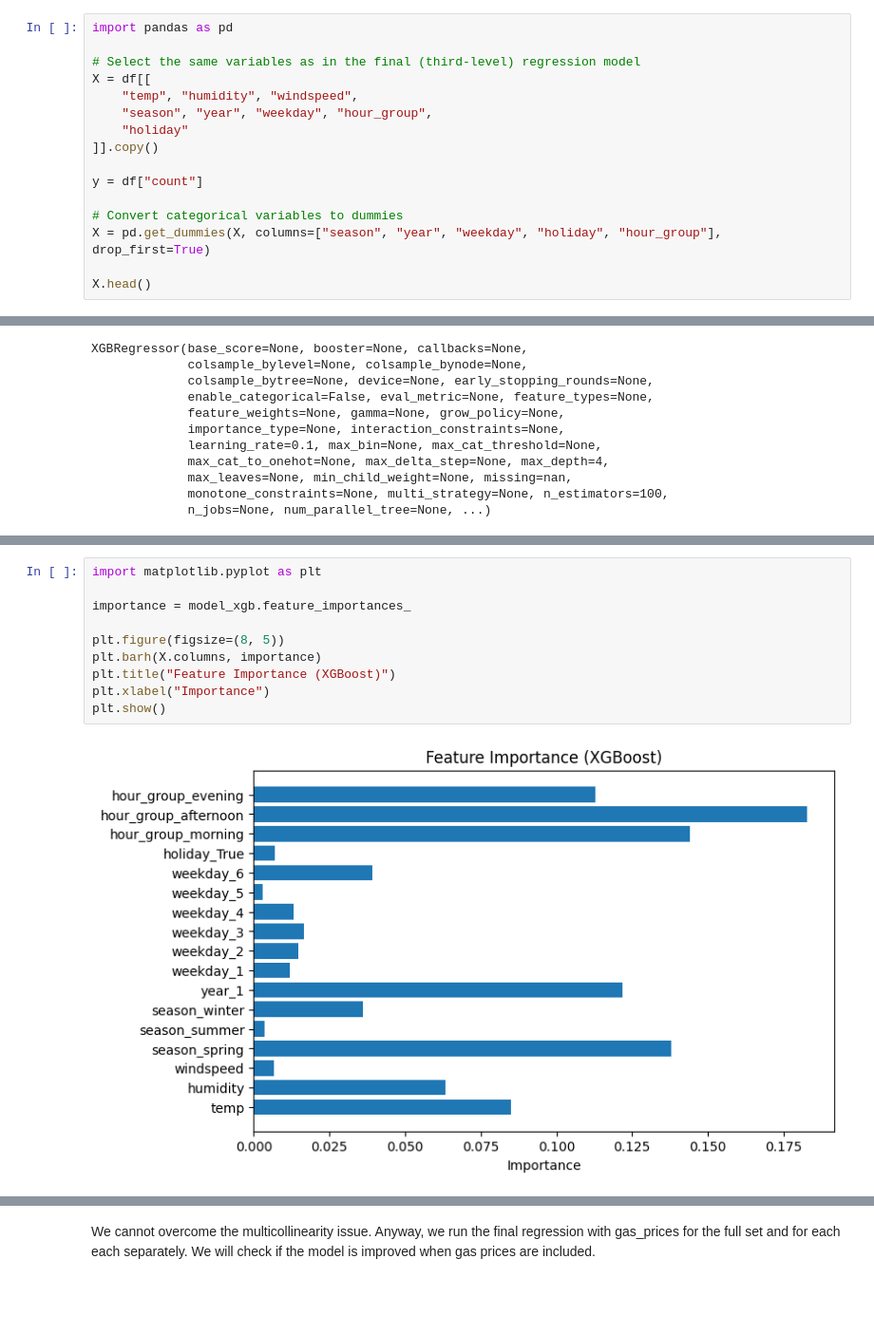
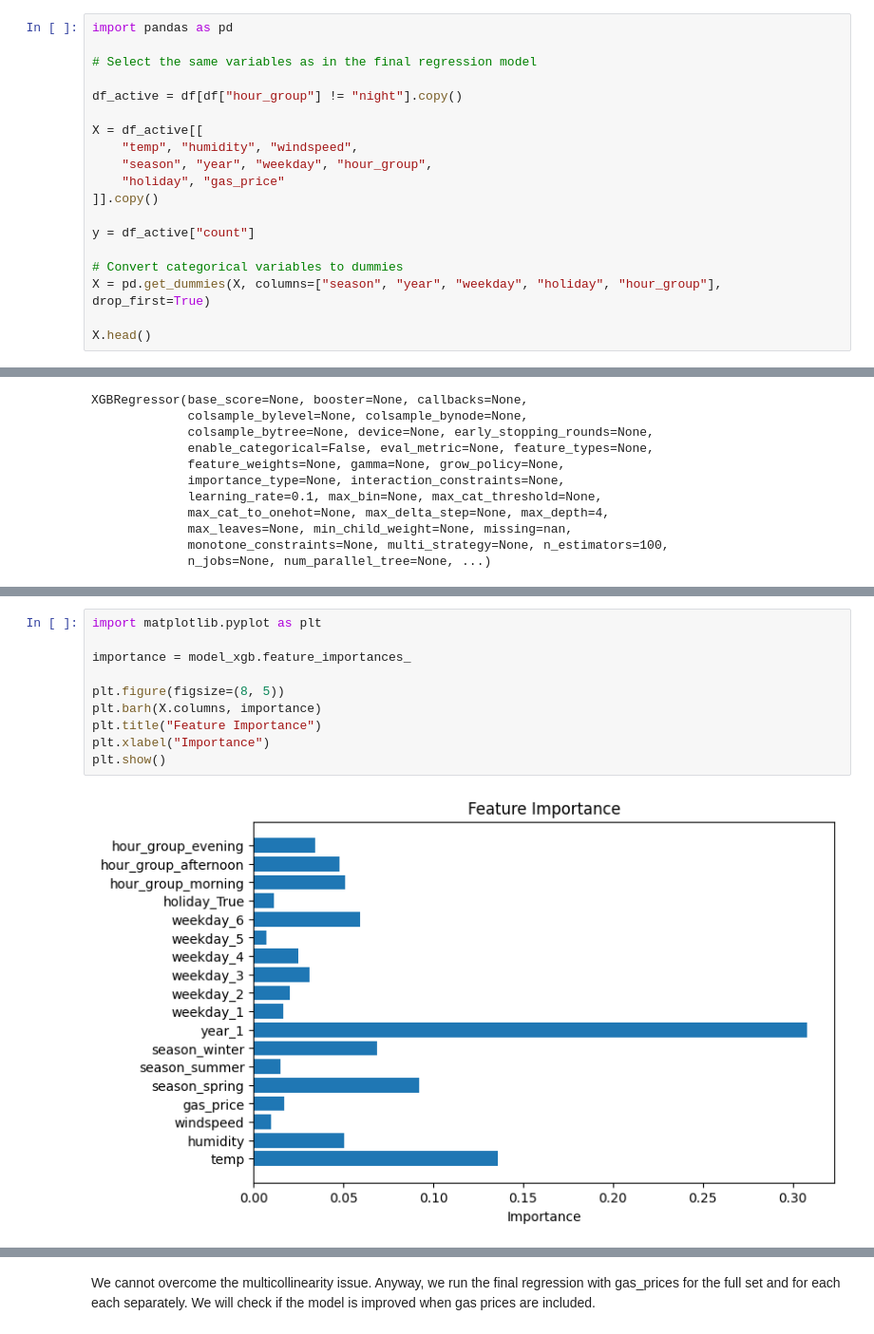
Before and after one commit to rumen111/data_science, a Jupyter notebook: data_science.ipynb, the cells around one changed output, grey strips where cells are left out. Shown at 95% size. Drawn from its saved outputs; the diff is of its cells as text; blank space fills up the shorter version.

```diff
--- a/data_science.ipynb
+++ b/data_science.ipynb
@@ -743,14 +896,17 @@ Requirement already satisfied: scipy in c:\users\rumen\appdata\local\programs\py
 # %%
 import pandas as pd
 
-# Select the same variables as in the final (third-level) regression model
-X = df[[
+# Select the same variables as in the final regression model
+
+df_active = df[df["hour_group"] != "night"].copy()
+
+X = df_active[[
     "temp", "humidity", "windspeed",
     "season", "year", "weekday", "hour_group",
-    "holiday"
+    "holiday", "gas_price"
 ]].copy()
 
-y = df["count"]
+y = df_active["count"]
 
 # Convert categorical variables to dummies
 X = pd.get_dummies(X, columns=["season", "year", "weekday", "holiday", "hour_group"], drop_first=True)
@@ -815,15 +971,15 @@ R-squared: 0.5932642221450806
 # %%
 import matplotlib.pyplot as plt
 
 importance = model_xgb.feature_importances_
 
 plt.figure(figsize=(8, 5))
 plt.barh(X.columns, importance)
-plt.title("Feature Importance (XGBoost)")
+plt.title("Feature Importance")
 plt.xlabel("Importance")
 plt.show()
 # %% [output]
-[figure, old version]
+[figure, new version]
 # %%
 import pandas as pd
 
```
Also changed, not shown: parts of 62 cells of this notebook.
